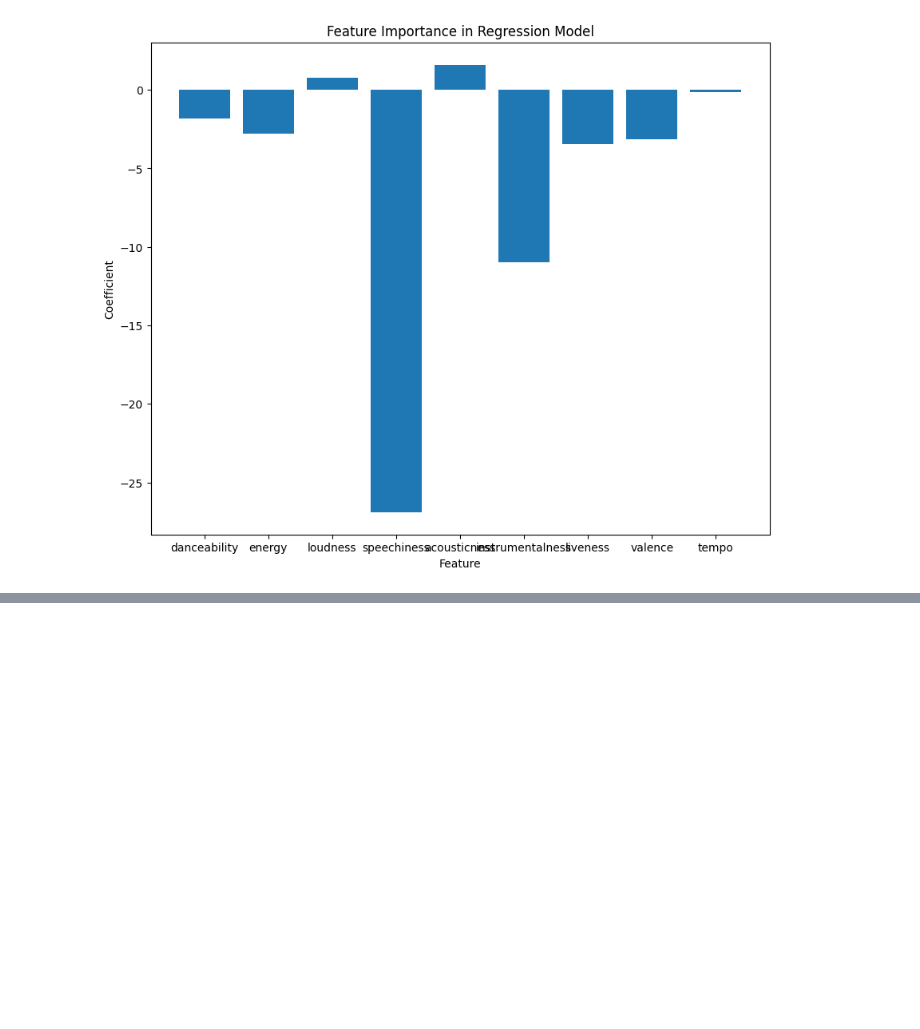
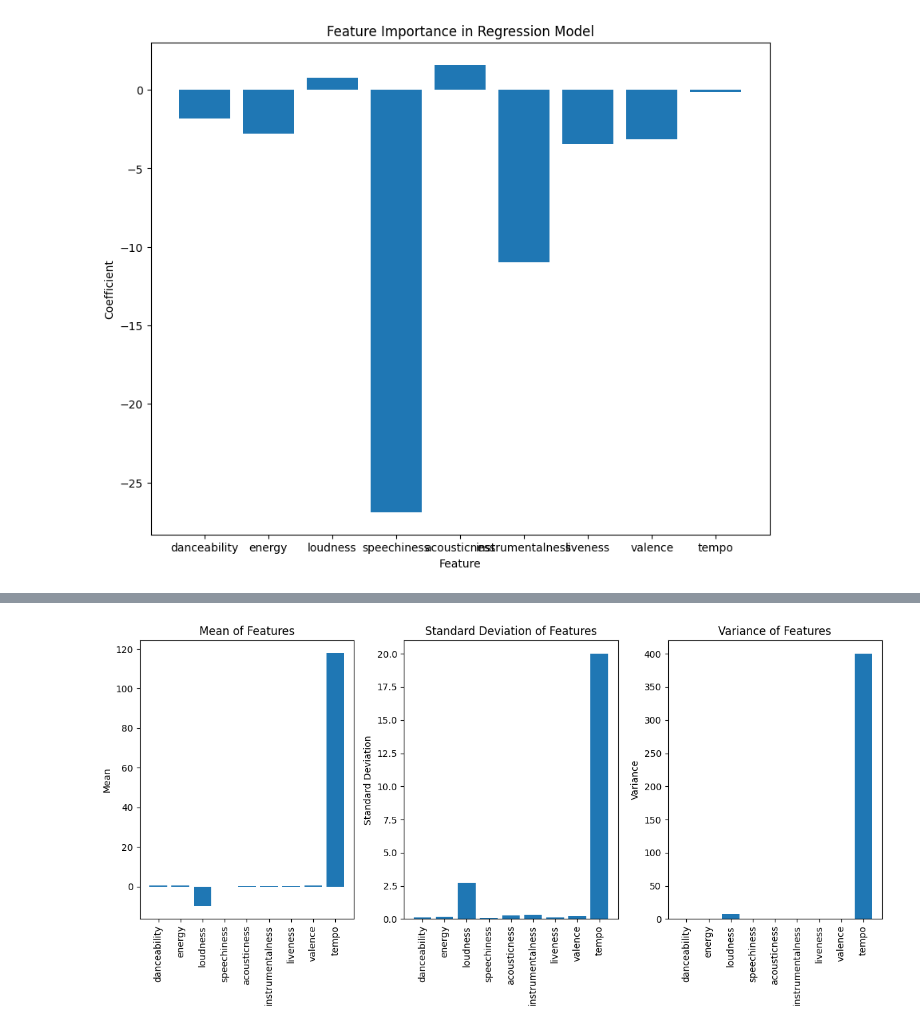
Before and after one commit to miliBUB/masters_thesis_spotify, a Jupyter notebook: feature_importance.ipynb, the cells around one changed output, grey strips where cells are left out. Saved outputs shown, nothing was run; the diff lists cells and outputs as text; code cells hidden in the pictures; blank space fills up the shorter version.

```diff
--- a/feature_importance.ipynb
+++ b/feature_importance.ipynb
@@ -165,0 +215,37 @@ plt.show()
+# %%
+selected_playlist_id = stats.iloc[1]['playlist_id']
+
+# Filter the statistics for the selected playlist
+selected_stats = stats[stats['playlist_id'] == selected_playlist_id]
+
+# Extract mean, std, and variance for the selected playlist
+means = selected_stats[[f'{feature}_mean' for feature in features]].values.flatten()
+std_devs = selected_stats[[f'{feature}_std' for feature in features]].values.flatten()
+variances = selected_stats[[f'{feature}_var' for feature in features]].values.flatten()
+
+# Plot the mean, std, and variance
+x = range(len(features))
+plt.figure(figsize=(12, 6))
+
+plt.subplot(1, 3, 1)
+plt.bar(x, means)
+plt.xticks(x, features, rotation=90)
+plt.title('Mean of Features')
+plt.ylabel('Mean')
+
+plt.subplot(1, 3, 2)
+plt.bar(x, std_devs)
+plt.xticks(x, features, rotation=90)
+plt.title('Standard Deviation of Features')
+plt.ylabel('Standard Deviation')
+
+plt.subplot(1, 3, 3)
+plt.bar(x, variances)
+plt.xticks(x, features, rotation=90)
+plt.title('Variance of Features')
+plt.ylabel('Variance')
+
+plt.tight_layout()
+plt.show()
+# %% [output]
+[figure, added]
```
Also changed, not shown: parts of 5 cells of this notebook.
